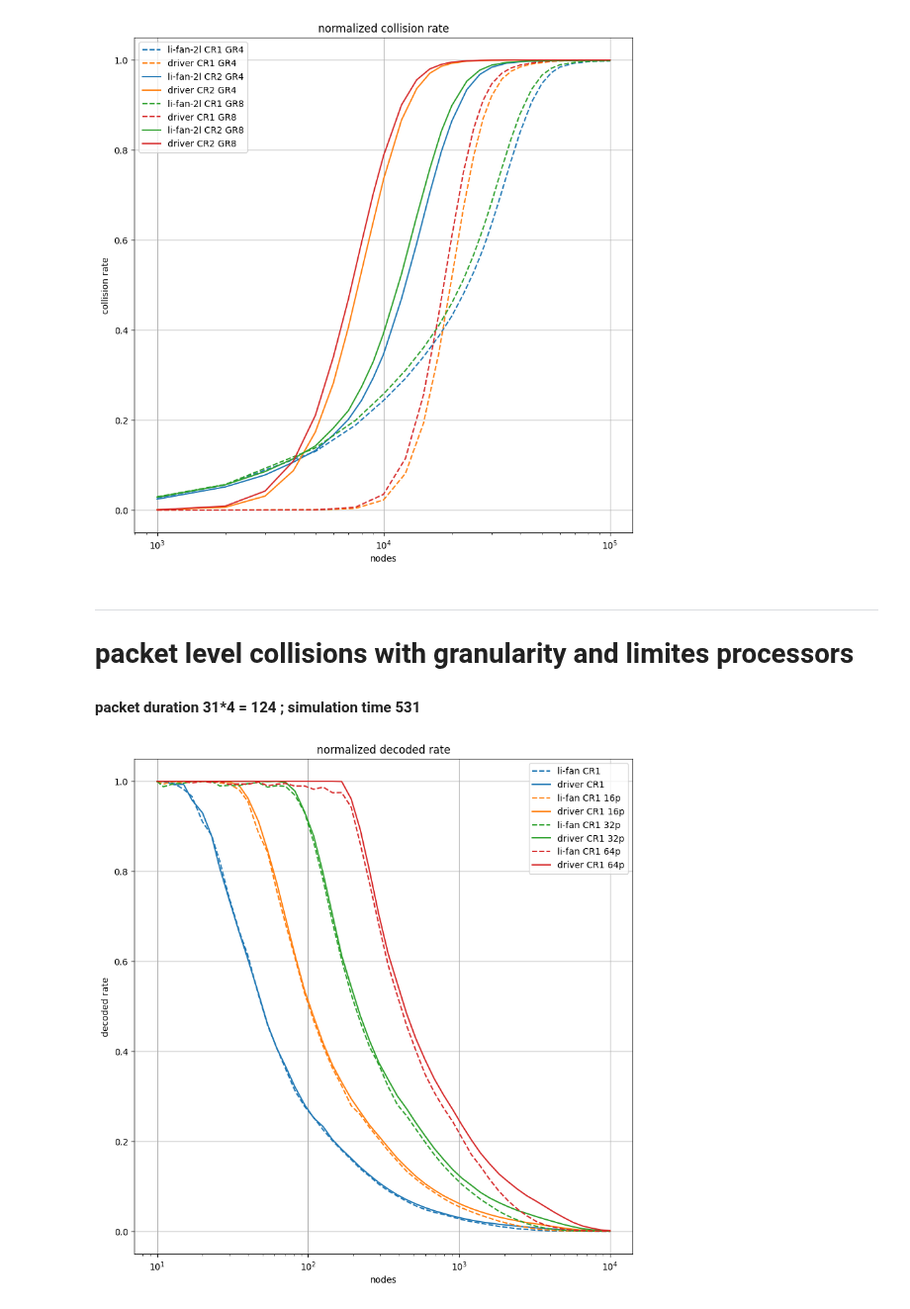
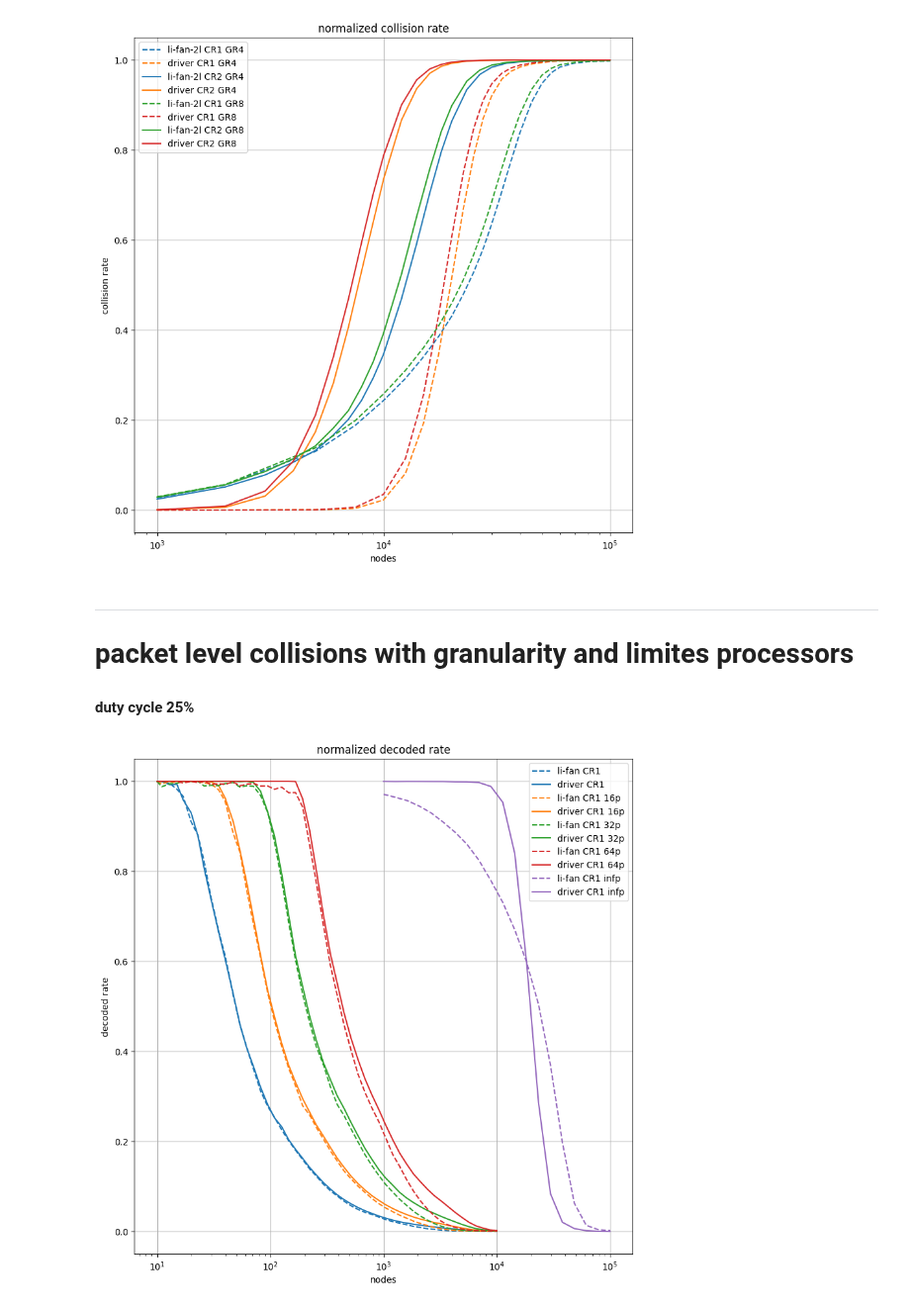
Before and after one commit to diegomm6/lr-fhss_seq-families, a Jupyter notebook: plots.ipynb, the cells around one changed output. Shown at 99% size. Cells and saved outputs as stored; diff of their text form; code cells hidden in the pictures.

```diff
--- a/plots.ipynb
+++ b/plots.ipynb
@@ -329,34 +329,43 @@ plt.show()
 ---
 # packet level collisions with granularity and limites processors
 
-#### packet duration 31*4 = 124 ; simulation time 531
+#### duty cycle 25%
 # %%
 dataNetwork = pd.read_csv('results/dataNetwork.csv', index_col=0, header=None).T
 nodes = dataNetwork['nodes'].to_numpy()
+nodesinf = dataNetwork['nodesinf'].to_numpy()
+
+lifan_CR1_infp = 1 - dataNetwork['li-fan-CR1-infp'].to_numpy()
+lifan_CR2_infp = 1 - dataNetwork['li-fan-CR2-infp'].to_numpy()
+
+driver_CR1_infp = 1 - dataNetwork['driver-CR1-infp'].to_numpy()
+driver_CR2_infp = 1 - dataNetwork['driver-CR2-infp'].to_numpy()
 
 plt.figure(figsize=(10,10))
 
 plt.plot(nodes, dataNetwork['li-fan-CR1'], label=f'li-fan CR1', color='#1f77b4', linestyle='dashed')
 plt.plot(nodes, dataNetwork['driver-CR1'], label=f'driver CR1', color='#1f77b4')
 
 plt.plot(nodes, dataNetwork['li-fan-CR1-16p'], label=f'li-fan CR1 16p', color='#ff7f0e', linestyle='dashed')
 plt.plot(nodes, dataNetwork['driver-CR1-16p'], label=f'driver CR1 16p', color='#ff7f0e')
 
 plt.plot(nodes, dataNetwork['li-fan-CR1-32p'], label=f'li-fan CR1 32p', color='#2ca02c', linestyle='dashed')
 plt.plot(nodes, dataNetwork['driver-CR1-32p'], label=f'driver CR1 32p', color='#2ca02c')
 
 plt.plot(nodes, dataNetwork['li-fan-CR1-64p'], label=f'li-fan CR1 64p', color='#d62728', linestyle='dashed')
 plt.plot(nodes, dataNetwork['driver-CR1-64p'], label=f'driver CR1 64p', color='#d62728')
 
+plt.plot(nodesinf, lifan_CR1_infp, label=f'li-fan CR1 infp', color='#9467bd', linestyle='dashed')
+plt.plot(nodesinf, driver_CR1_infp, label=f'driver CR1 infp', color='#9467bd')
 
 plt.title('normalized decoded rate')
 plt.xlabel('nodes')
 plt.xscale('log')
 plt.ylabel('decoded rate')
 #plt.xlim(8e3,5e4)
 #plt.ylim(.2,.8)
 plt.grid()
 plt.legend()
 plt.show()
 # %% [output]
-[figure, old version]
+[figure, new version]
```
Also changed, not shown: parts of 11 cells of this notebook, 8 other files.
